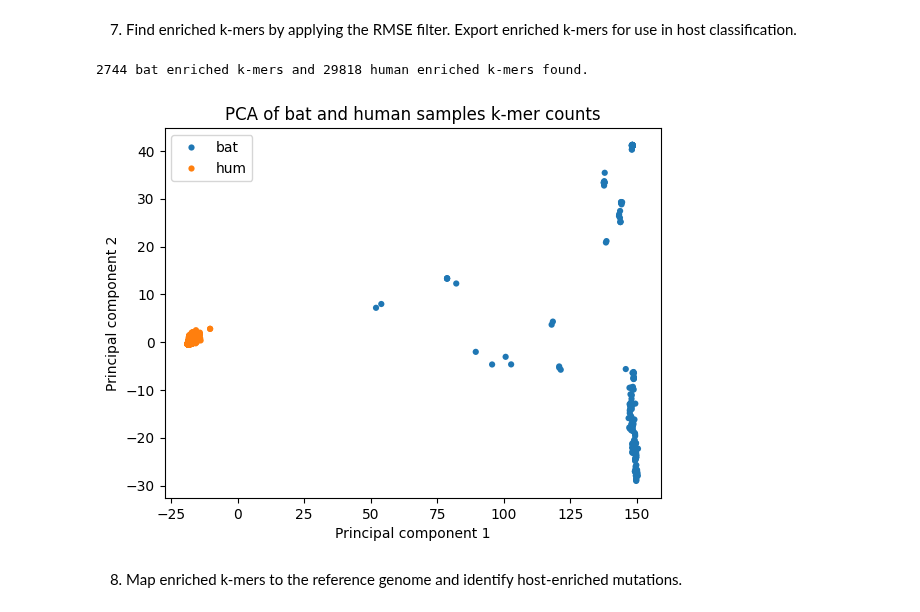
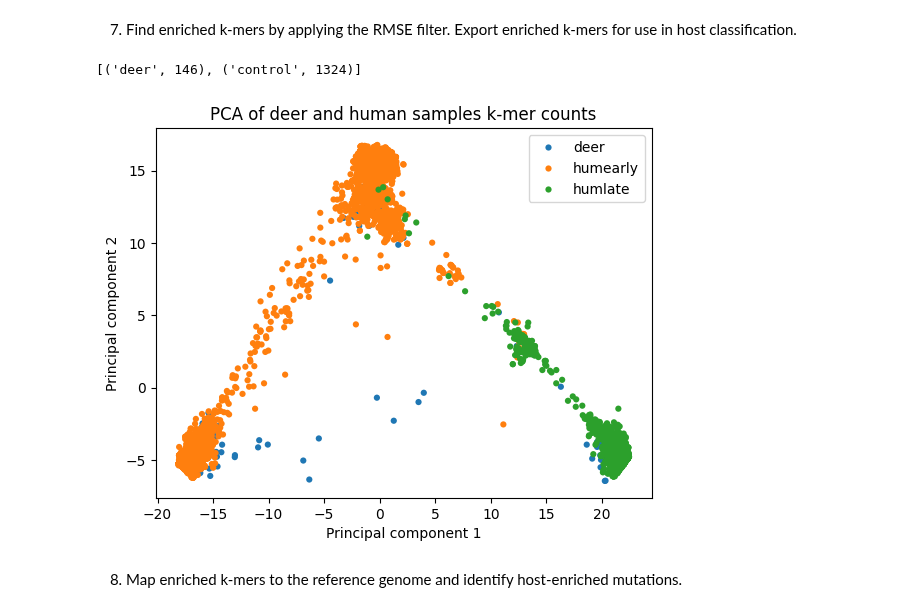
Before and after one commit to wis-janusz/PORT-EK2, a Jupyter notebook: notebooks/deer_analysis.ipynb, the cells around one changed output. Cells and saved outputs as stored; diff of their text form; code cells hidden in the pictures.

```diff
--- a/notebooks/deer_analysis.ipynb
+++ b/notebooks/deer_analysis.ipynb
@@ -258,22 +285,31 @@ plt.savefig("../output/deer/volcano.svg", dpi = 600, format = "svg")
 # Take the over-represented k-mers that pass the RMSE filter. This generates of enriched k-mers identified by PORT-EK.
 
 # Uncomment this block if you didn't re-examine the rare k-mers.
-enriched_kmer_matrix = common_kmer_matrix.loc[(common_kmer_matrix["group"] != "not significant") & (common_kmer_matrix["RMSE"] > min_RMSE)]
+enriched_kmer_matrix = common_kmer_matrix.loc[
+    (common_kmer_matrix["group"] != "not_significant")
+    & (common_kmer_matrix["group"] != "group_dependant")
+    & (common_kmer_matrix["RMSE"] > min_RMSE)
+]
 
 # Comment this block if you didn't re-examine the rare k-mers.
 # M_enriched = M_overrep_all[M_overrep_all['RMSE']>min_RMSE]
 # nonM_enriched = nonM_overrep_all[nonM_overrep_all['RMSE']>min_RMSE]
 
-del all_kmer_matrix
+# del all_kmer_matrix
 enriched_kmer_stat_matrix = enriched_kmer_matrix.drop(sample_list, axis=1)
-enriched_kmers = {group:list(enriched_kmer_stat_matrix[enriched_kmer_stat_matrix["group"]==f"{group}_enriched"].index) for group in SAMPLE_GROUPS}
-print(
-    f"{len(enriched_kmers['bat'])} bat enriched k-mers and {len(enriched_kmers['hum'])} human enriched k-mers found."
-)
+enriched_kmers = {
+    group: list(
+        enriched_kmer_stat_matrix[
+            enriched_kmer_stat_matrix["group"] == f"{group}_enriched"
+        ].index
+    )
+    for group in [GROUP_OF_INTEREST, "control"]
+}
+print([(group, len(value)) for group, value in enriched_kmers.items()])
 
 
 def assign_host_numerical(sample_id):
-    if sample_id in group_sample_idx["bat"]:
+    if sample_id in group_sample_idx["deer"]:
         host = 1
     else:
         host = 0
@@ -281,32 +317,38 @@ def assign_host_numerical(sample_id):
 
 
 # Prepare and save count matrix with host labels for use by classifiers that predict the most probalbe host of a viral sequence.
-counts_for_classifier = enriched_kmer_matrix[enriched_kmer_matrix["group"] == f"{SAMPLE_GROUPS[0]}_enriched"].T
-counts_for_classifier.drop(enriched_kmer_stat_matrix.columns.difference(['group', 'exclusivity']), axis=0, inplace=True)
-counts_for_classifier['host'] = counts_for_classifier.index.map(assign_host_numerical)
+counts_for_classifier = enriched_kmer_matrix[
+    enriched_kmer_matrix["group"] == f"{GROUP_OF_INTEREST}_enriched"
+].T
+counts_for_classifier.drop(
+    enriched_kmer_stat_matrix.columns.difference(["group", "exclusivity"]),
+    axis=0,
+    inplace=True,
+)
+counts_for_classifier["host"] = counts_for_classifier.index.map(assign_host_numerical)
 
-counts_for_classifier.to_csv(f"../output/bat/{k}mer_counts_for_classifier.csv")
-enriched_kmer_matrix.to_csv(f"../output/bat/enriched_{k}mer_count_matrix.csv")
-enriched_kmer_stat_matrix.to_csv(f"../output/bat/enriched_{k}mer_stat_matrix.csv")
+counts_for_classifier.to_csv(f"../output/deer/{k}mer_counts_for_classifier.csv")
+enriched_kmer_matrix.to_csv(f"../output/deer/enriched_{k}mer_count_matrix.csv")
+enriched_kmer_stat_matrix.to_csv(f"../output/deer/enriched_{k}mer_stat_matrix.csv")
 del counts_for_classifier
 # %% [output]
-2744 bat enriched k-mers and 29818 human enriched k-mers found.
+[('deer', 146), ('control', 1324)]
 # %%
 #Perform and plot PCA
 y_names = [name.split("_")[0] for name in sample_list]
 
 pca = PCA(2)
 X_pca = pd.DataFrame(pca.fit_transform(enriched_kmer_matrix[sample_list].T), index=sample_list)
 fig, ax = plt.subplots()
-ax.set_title('PCA of bat and human samples k-mer counts')
+ax.set_title('PCA of deer and human samples k-mer counts')
 ax.set_xlabel('Principal component 1')
 ax.set_ylabel('Principal component 2')
 sns.scatterplot(x=X_pca[0], y=X_pca[1], hue=y_names, s=20, linewidth = 0)
 
 #Uncomment the following line to save the plot as svg.
-plt.savefig("../output/bat/PCA.svg", dpi = 600, format = "svg", bbox_inches='tight')
+plt.savefig("../output/deer/PCA.svg", dpi = 600, format = "svg", bbox_inches='tight')
 # %% [output]
-[figure, old version]
+[figure, new version]
 # %% [markdown]
 8. Map enriched k-mers to the reference genome and identify host-enriched mutations.
 # %%
```
Also changed, not shown: parts of 7 cells of this notebook.
